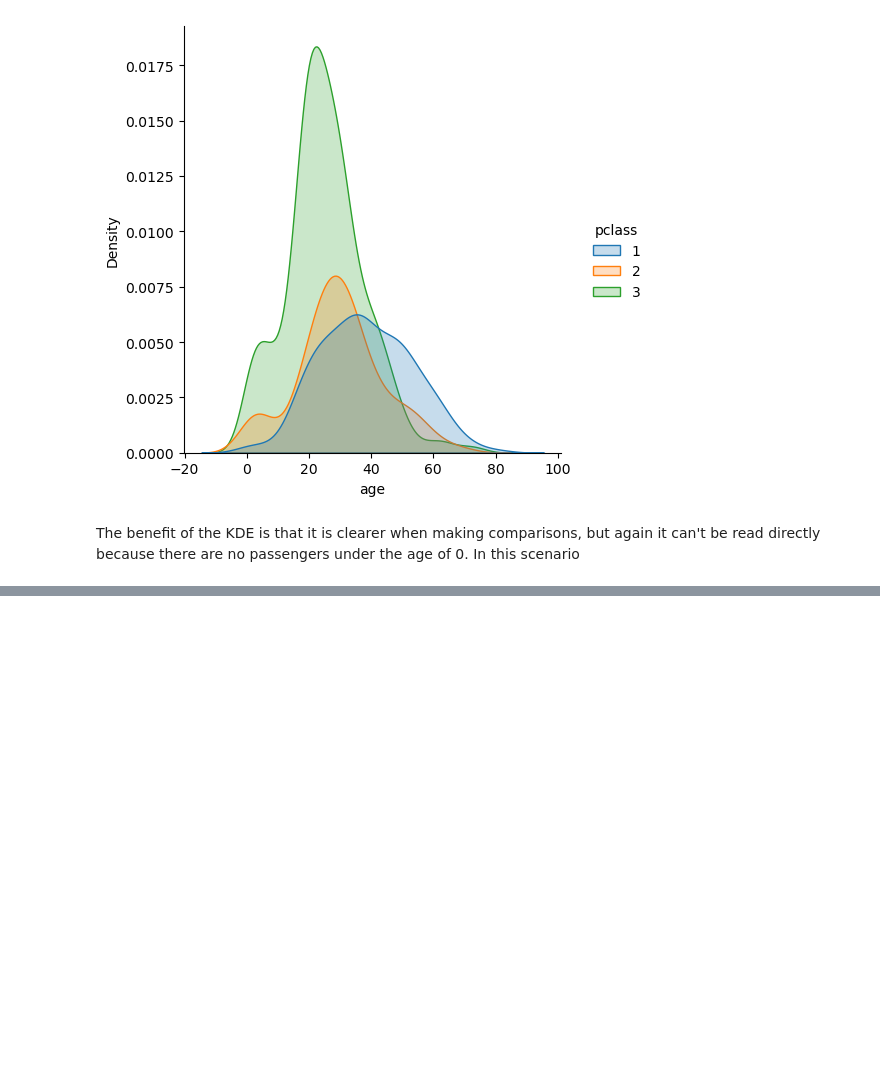
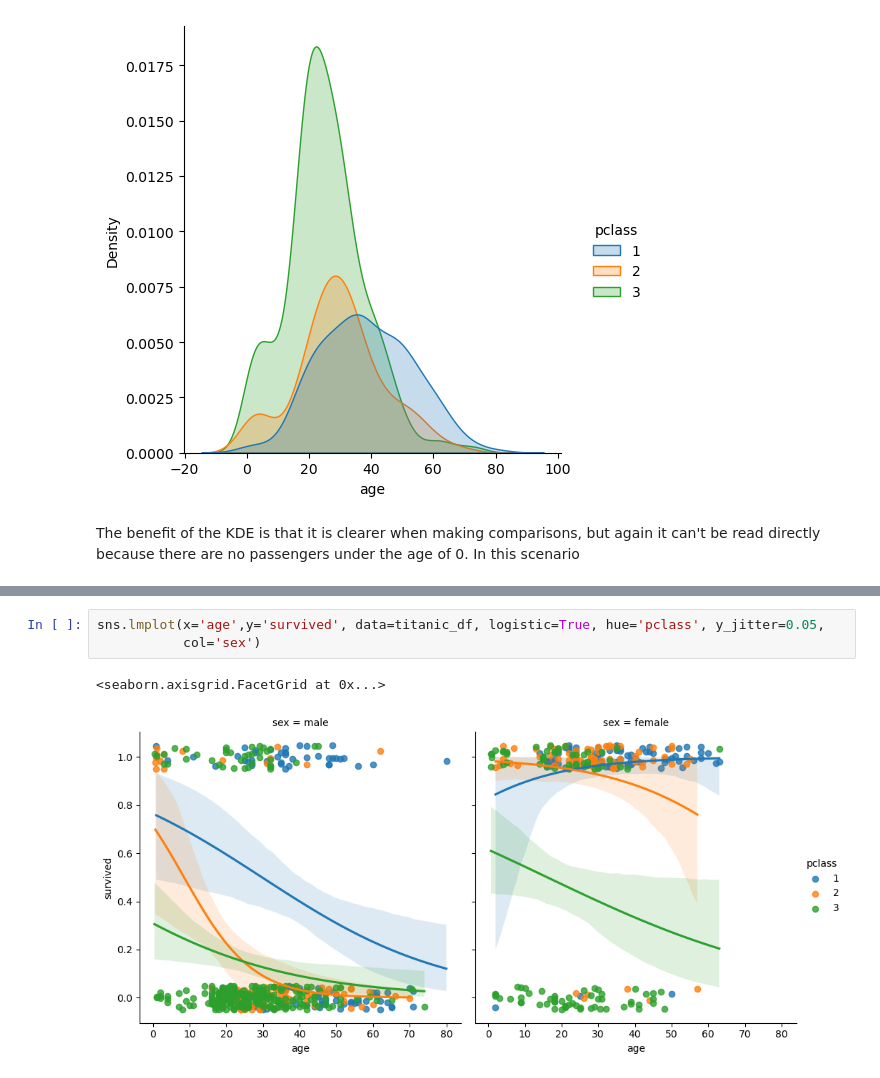
Before and after one commit to Minyall/sc207_2023-24, a Jupyter notebook: 6_7_data_vis/7_data_vis.ipynb, the cells around one changed output, grey strips where cells are left out. Saved outputs shown, nothing was run; the diff lists cells and outputs as text; blank space fills up the shorter version.

```diff
--- a/6_7_data_vis/7_data_vis.ipynb
+++ b/6_7_data_vis/7_data_vis.ipynb
@@ -131,0 +170,6 @@ g = sns.jointplot(data=titanic_df, x='age', y='survived', kind='kde')
+# %%
+sns.lmplot(x='age',y='survived', data=titanic_df, logistic=True, hue='pclass', y_jitter=0.05,
+           col='sex')
+# %% [output]
+<seaborn.axisgrid.FacetGrid at 0x...>
+[figure, added]
```
Also changed, not shown: parts of 16 cells of this notebook.
